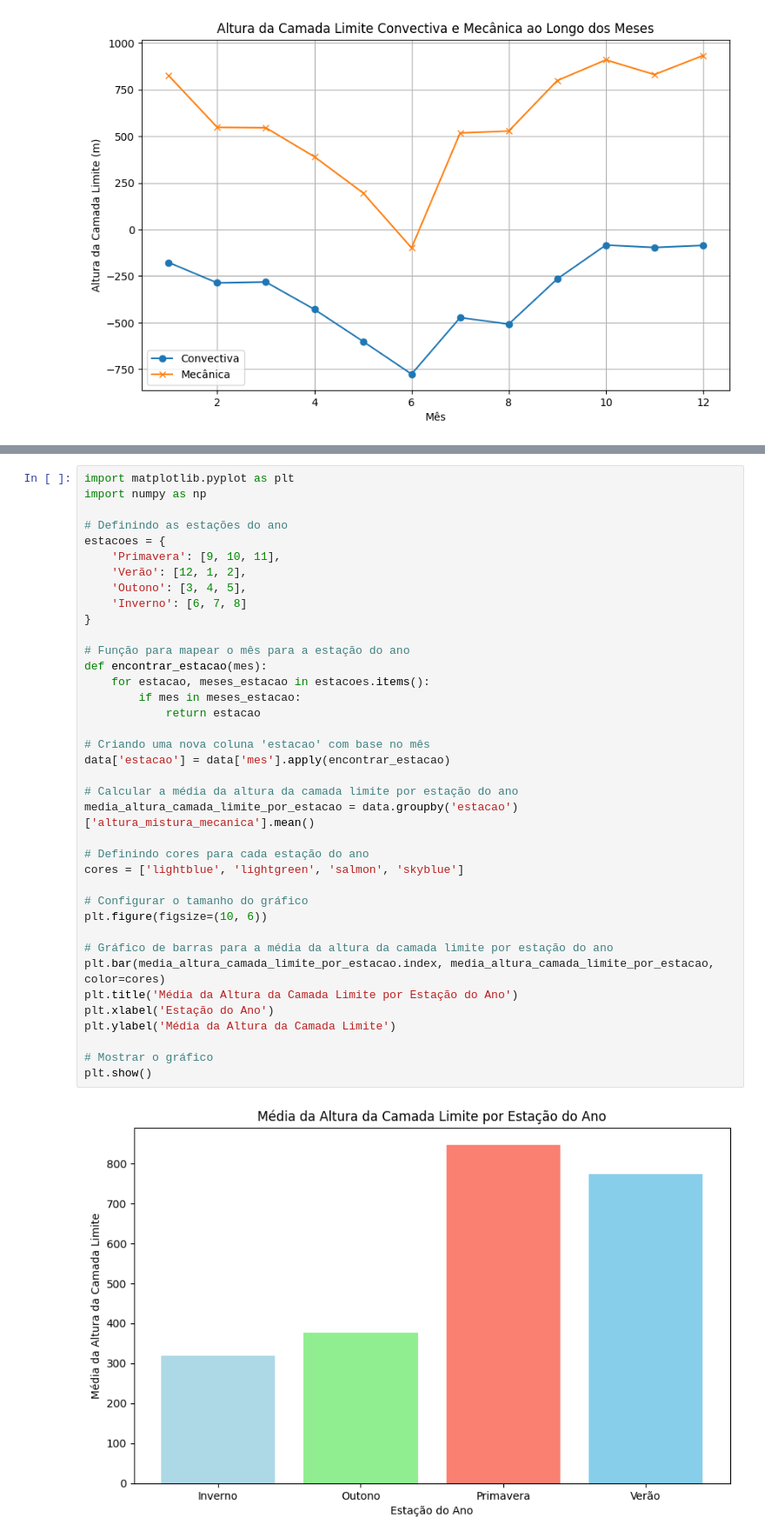
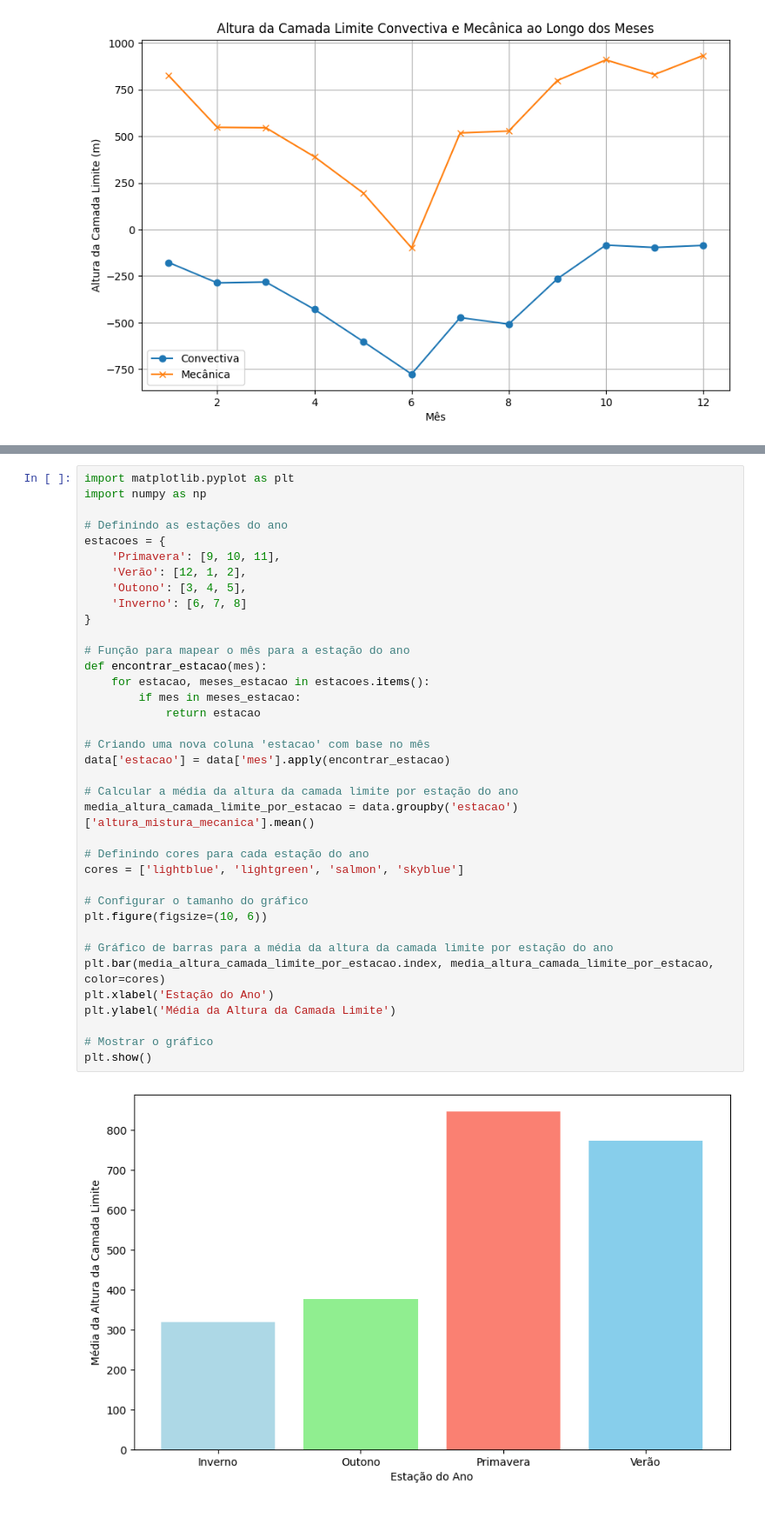
Before and after one commit to maiarasimone/ENS5173_202401, a Jupyter notebook: Atividade02.ipynb, the cells around one changed output, grey strips where cells are left out. Shown at 87% size. Saved outputs shown, nothing was run; the diff lists cells and outputs as text; blank space fills up the shorter version.

```diff
--- a/Atividade02.ipynb
+++ b/Atividade02.ipynb
@@ -707,35 +659,34 @@ estacoes = {
     'Outono': [3, 4, 5],
     'Inverno': [6, 7, 8]
 }
 
 # Função para mapear o mês para a estação do ano
 def encontrar_estacao(mes):
     for estacao, meses_estacao in estacoes.items():
         if mes in meses_estacao:
             return estacao
 
 # Criando uma nova coluna 'estacao' com base no mês
 data['estacao'] = data['mes'].apply(encontrar_estacao)
 
 # Calcular a média da altura da camada limite por estação do ano
 media_altura_camada_limite_por_estacao = data.groupby('estacao')['altura_mistura_mecanica'].mean()
 
 # Definindo cores para cada estação do ano
 cores = ['lightblue', 'lightgreen', 'salmon', 'skyblue']
 
 # Configurar o tamanho do gráfico
 plt.figure(figsize=(10, 6))
 
 # Gráfico de barras para a média da altura da camada limite por estação do ano
 plt.bar(media_altura_camada_limite_por_estacao.index, media_altura_camada_limite_por_estacao, color=cores)
-plt.title('Média da Altura da Camada Limite por Estação do Ano')
 plt.xlabel('Estação do Ano')
 plt.ylabel('Média da Altura da Camada Limite')
 
 # Mostrar o gráfico
 plt.show()
 # %% [output]
-[figure, old version]
+[figure, new version]
 # %%
 import matplotlib.pyplot as plt
 
```
Also changed, not shown: parts of 4 cells of this notebook.
